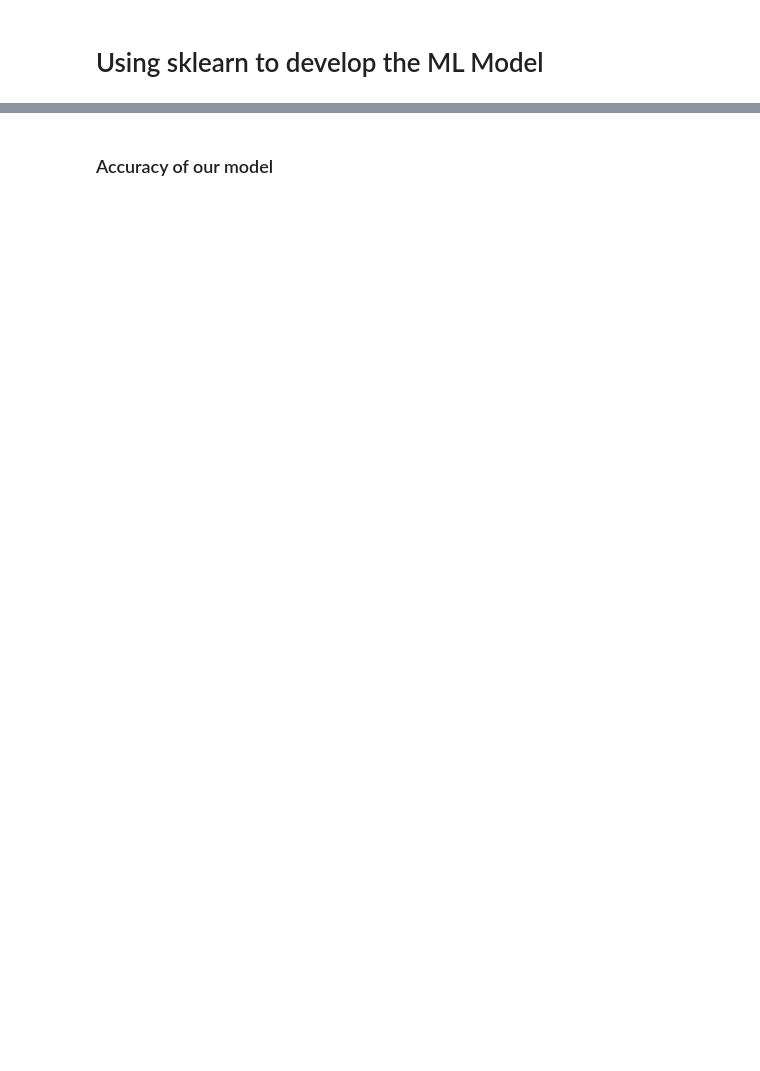
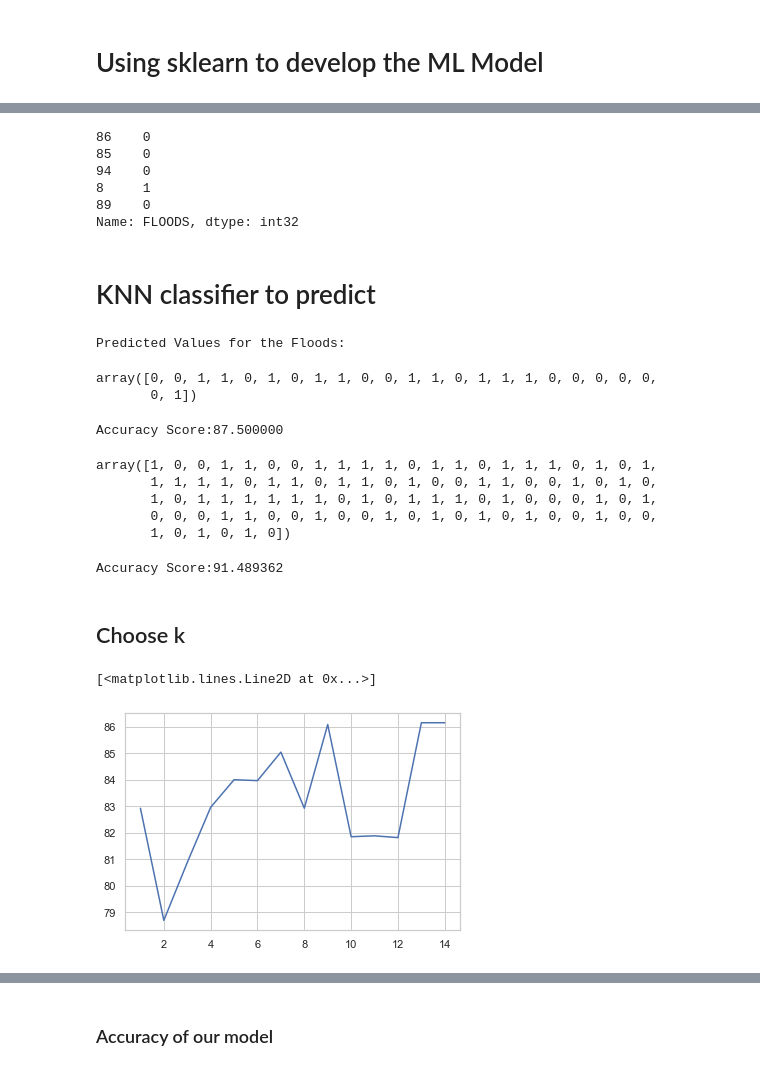
Before and after one commit to Himangshu1086/Flood-Prediction-Unit-Hydrography-and-ML, a Jupyter notebook: Flood_Prediction.ipynb, the cells around one changed output, grey strips where cells are left out. Cells and saved outputs as stored; diff of their text form; code cells hidden in the pictures; blank space fills up the shorter version.

```diff
--- a/Flood_Prediction.ipynb
+++ b/Flood_Prediction.ipynb
@@ -473,3 +410,0 @@ Name: FLOODS, dtype: int32
-# %%
-clf=neighbors.KNeighborsClassifier()
-clf.fit(x_train,y_train)
@@ -593,10 +410,0 @@ ROC score:91.608392
-# %%
-x_train_std = minmax.fit_transform(x_train)         # fit the values in between 0 and 1.
-y_train_std = minmax.transform(x_test)
-
-from sklearn.model_selection import cross_val_score,cross_val_predict
-from sklearn.linear_model import LogisticRegression
-lr=LogisticRegression()
-lr.fit(x_train,y_train)
-lr_acc = cross_val_score(lr,x_train_std,y_train,cv=3,scoring='accuracy',n_jobs=-1)
-lr_proba = cross_val_predict(lr,x_train_std,y_train,cv=3,method='predict_proba')
@@ -672,0 +449,55 @@ svc_proba=cross_val_predict(svc_classifier,x_train_std,y_train,cv=3,method='pred
+# %%
+y_test=y_test.astype('int')
+y_test.head()
+# %% [output]
+86    0
+85    0
+94    0
+8     1
+89    0
+Name: FLOODS, dtype: int32
+# %% [markdown]
+# KNN classifier to predict
+# %%
+clf=neighbors.KNeighborsClassifier(n_neighbors=7)
+model_knn = clf.fit(x_train,y_train)
+# %%
+print("Predicted Values for the Floods:")
+y_predict=model_knn.predict(x_test)
+y_predict
+# %% [output]
+Predicted Values for the Floods:
+array([0, 0, 1, 1, 0, 1, 0, 1, 1, 0, 0, 1, 1, 0, 1, 1, 1, 0, 0, 0, 0, 0,
+       0, 1])
+# %%
+from sklearn.metrics import accuracy_score
+print("\nAccuracy Score:%f"%(accuracy_score(y_test,y_predict)*100))
+# %% [output]
+Accuracy Score:87.500000
+# %%
+train_predict = model_knn.predict(x_train)
+train_predict
+# %% [output]
+array([1, 0, 0, 1, 1, 0, 0, 1, 1, 1, 1, 0, 1, 1, 0, 1, 1, 1, 0, 1, 0, 1,
+       1, 1, 1, 1, 0, 1, 1, 0, 1, 1, 0, 1, 0, 0, 1, 1, 0, 0, 1, 0, 1, 0,
+       1, 0, 1, 1, 1, 1, 1, 1, 0, 1, 0, 1, 1, 1, 0, 1, 0, 0, 0, 1, 0, 1,
+       0, 0, 0, 1, 1, 0, 0, 1, 0, 0, 1, 0, 1, 0, 1, 0, 1, 0, 0, 1, 0, 0,
+       1, 0, 1, 0, 1, 0])
+# %%
+print("\nAccuracy Score:%f"%(accuracy_score(y_train,train_predict)*100))
+# %% [output]
+Accuracy Score:91.489362
+# %% [markdown]
+## Choose k
+# %%
+x_axis = []
+y_axis = []
+for i in range(1,15):
+    clf = neighbors.KNeighborsClassifier(n_neighbors=i)
+    score = cross_val_score(clf,x_train,y_train ,cv=3).mean()
+    x_axis.append(i)
+    y_axis.append(score*100)
+plt.plot(x_axis, y_axis)
+# %% [output]
+[<matplotlib.lines.Line2D at 0x...>]
+[figure, added]
```
Also changed, not shown: parts of 130 cells of this notebook, 1 other file.
